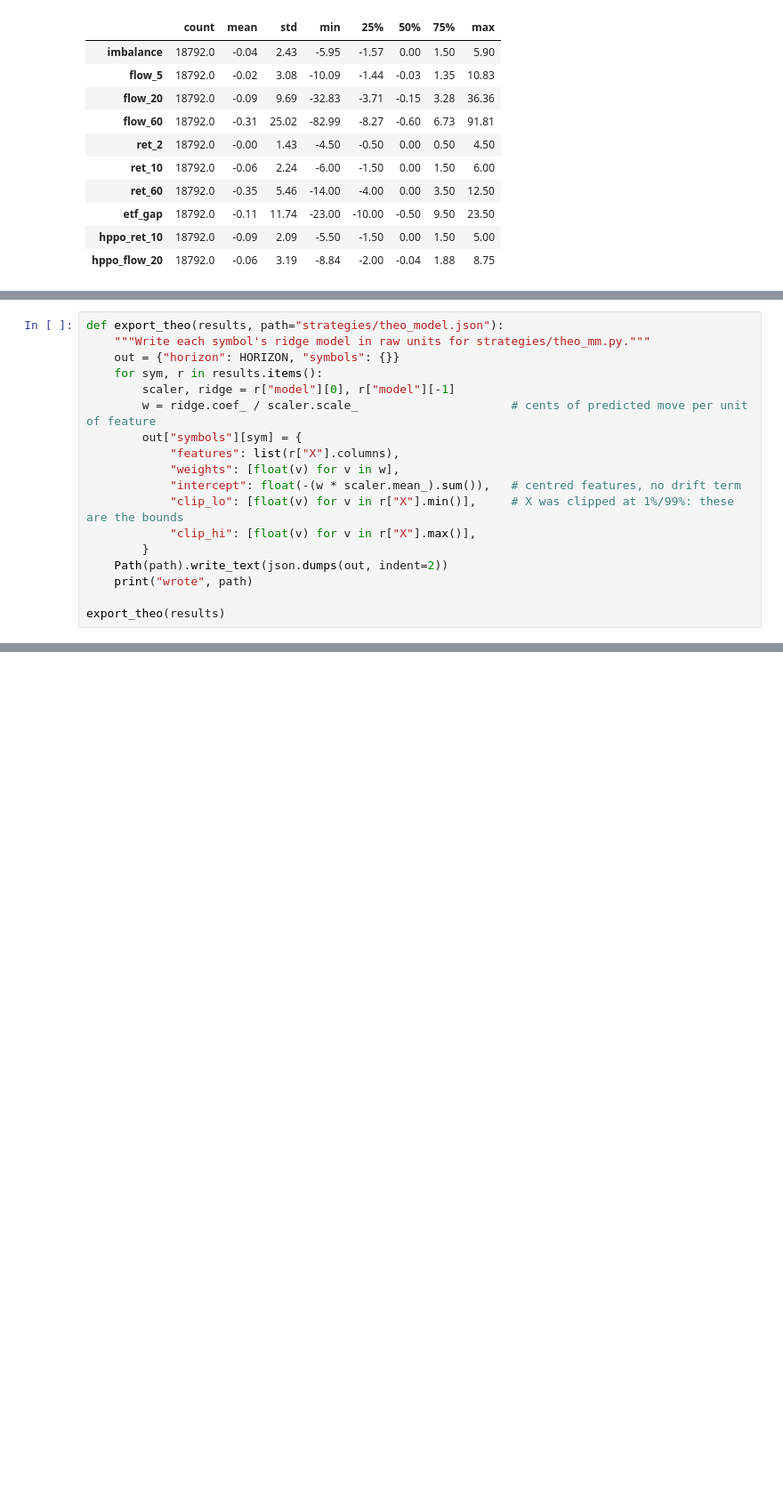
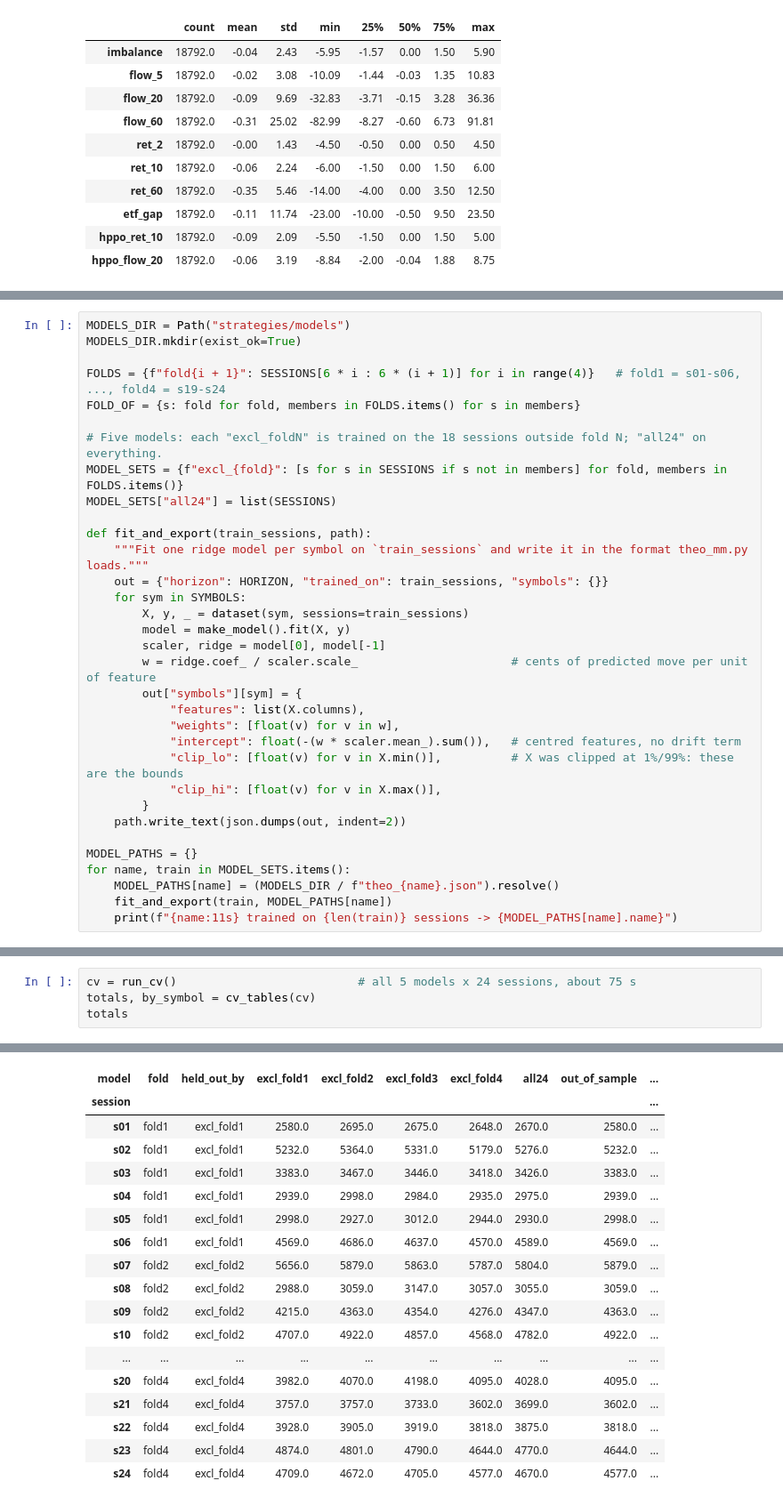
Before and after one commit to arkokush/pqt-QFS-Repo, a Jupyter notebook: EDA.ipynb, the cells around one changed output, grey strips where cells are left out. Shown at 89% size. Cells and saved outputs as stored; diff of their text form; blank space fills up the shorter version.

```diff
--- a/EDA.ipynb
+++ b/EDA.ipynb
@@ -237,19 +178,34 @@ results_240 = {sym: evaluate(sym, horizon=240) for sym in SYMBOLS}
 # %%
-def export_theo(results, path="strategies/theo_model.json"):
-    """Write each symbol's ridge model in raw units for strategies/theo_mm.py."""
-    out = {"horizon": HORIZON, "symbols": {}}
-    for sym, r in results.items():
-        scaler, ridge = r["model"][0], r["model"][-1]
+MODELS_DIR = Path("strategies/models")
+MODELS_DIR.mkdir(exist_ok=True)
+
+FOLDS = {f"fold{i + 1}": SESSIONS[6 * i : 6 * (i + 1)] for i in range(4)}   # fold1 = s01-s06, ..., fold4 = s19-s24
+FOLD_OF = {s: fold for fold, members in FOLDS.items() for s in members}
+
+# Five models: each "excl_foldN" is trained on the 18 sessions outside fold N; "all24" on everything.
+MODEL_SETS = {f"excl_{fold}": [s for s in SESSIONS if s not in members] for fold, members in FOLDS.items()}
+MODEL_SETS["all24"] = list(SESSIONS)
+
+def fit_and_export(train_sessions, path):
+    """Fit one ridge model per symbol on `train_sessions` and write it in the format theo_mm.py loads."""
+    out = {"horizon": HORIZON, "trained_on": train_sessions, "symbols": {}}
+    for sym in SYMBOLS:
+        X, y, _ = dataset(sym, sessions=train_sessions)
+        model = make_model().fit(X, y)
+        scaler, ridge = model[0], model[-1]
         w = ridge.coef_ / scaler.scale_                      # cents of predicted move per unit of feature
         out["symbols"][sym] = {
-            "features": list(r["X"].columns),
+            "features": list(X.columns),
             "weights": [float(v) for v in w],
             "intercept": float(-(w * scaler.mean_).sum()),   # centred features, no drift term
-            "clip_lo": [float(v) for v in r["X"].min()],     # X was clipped at 1%/99%: these are the bounds
-            "clip_hi": [float(v) for v in r["X"].max()],
+            "clip_lo": [float(v) for v in X.min()],          # X was clipped at 1%/99%: these are the bounds
+            "clip_hi": [float(v) for v in X.max()],
         }
-    Path(path).write_text(json.dumps(out, indent=2))
-    print("wrote", path)
+    path.write_text(json.dumps(out, indent=2))
 
-export_theo(results)
+MODEL_PATHS = {}
+for name, train in MODEL_SETS.items():
+    MODEL_PATHS[name] = (MODELS_DIR / f"theo_{name}.json").resolve()
+    fit_and_export(train, MODEL_PATHS[name])
+    print(f"{name:11s} trained on {len(train)} sessions -> {MODEL_PATHS[name].name}")
 # %% [output]
@@ -344,0 +289,5 @@ run_holdout(take_HPPO=50, skew=8)
+# %%
+cv = run_cv()                          # all 5 models x 24 sessions, about 75 s
+totals, by_symbol = cv_tables(cv)
+totals
+# %% [output]
@@ -344,0 +296,18 @@ run_holdout(take_HPPO=50, skew=8)
+| model | fold | held_out_by | excl_fold1 | excl_fold2 | excl_fold3 | excl_fold4 | all24 | out_of_sample | ... |
+| session |  |  |  |  |  |  |  |  | ... |
+| s01 | fold1 | excl_fold1 | 2580.0 | 2695.0 | 2675.0 | 2648.0 | 2670.0 | 2580.0 | ... |
+| s02 | fold1 | excl_fold1 | 5232.0 | 5364.0 | 5331.0 | 5179.0 | 5276.0 | 5232.0 | ... |
+| s03 | fold1 | excl_fold1 | 3383.0 | 3467.0 | 3446.0 | 3418.0 | 3426.0 | 3383.0 | ... |
+| s04 | fold1 | excl_fold1 | 2939.0 | 2998.0 | 2984.0 | 2935.0 | 2975.0 | 2939.0 | ... |
+| s05 | fold1 | excl_fold1 | 2998.0 | 2927.0 | 3012.0 | 2944.0 | 2930.0 | 2998.0 | ... |
+| s06 | fold1 | excl_fold1 | 4569.0 | 4686.0 | 4637.0 | 4570.0 | 4589.0 | 4569.0 | ... |
+| s07 | fold2 | excl_fold2 | 5656.0 | 5879.0 | 5863.0 | 5787.0 | 5804.0 | 5879.0 | ... |
+| s08 | fold2 | excl_fold2 | 2988.0 | 3059.0 | 3147.0 | 3057.0 | 3055.0 | 3059.0 | ... |
+| s09 | fold2 | excl_fold2 | 4215.0 | 4363.0 | 4354.0 | 4276.0 | 4347.0 | 4363.0 | ... |
+| s10 | fold2 | excl_fold2 | 4707.0 | 4922.0 | 4857.0 | 4568.0 | 4782.0 | 4922.0 | ... |
+| ... | ... | ... | ... | ... | ... | ... | ... | ... | ... |
+| s20 | fold4 | excl_fold4 | 3982.0 | 4070.0 | 4198.0 | 4095.0 | 4028.0 | 4095.0 | ... |
+| s21 | fold4 | excl_fold4 | 3757.0 | 3757.0 | 3733.0 | 3602.0 | 3699.0 | 3602.0 | ... |
+| s22 | fold4 | excl_fold4 | 3928.0 | 3905.0 | 3919.0 | 3818.0 | 3875.0 | 3818.0 | ... |
+| s23 | fold4 | excl_fold4 | 4874.0 | 4801.0 | 4790.0 | 4644.0 | 4770.0 | 4644.0 | ... |
+| s24 | fold4 | excl_fold4 | 4709.0 | 4672.0 | 4705.0 | 4577.0 | 4670.0 | 4577.0 | ... |
```
Also changed, not shown: parts of 13 cells of this notebook, 9 other files.
